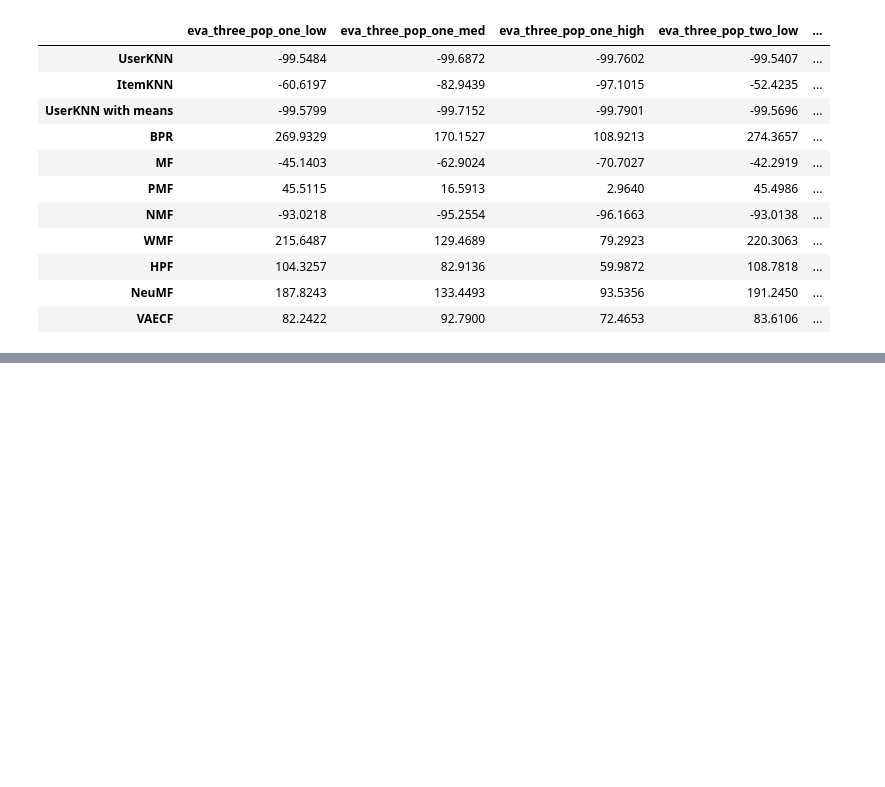
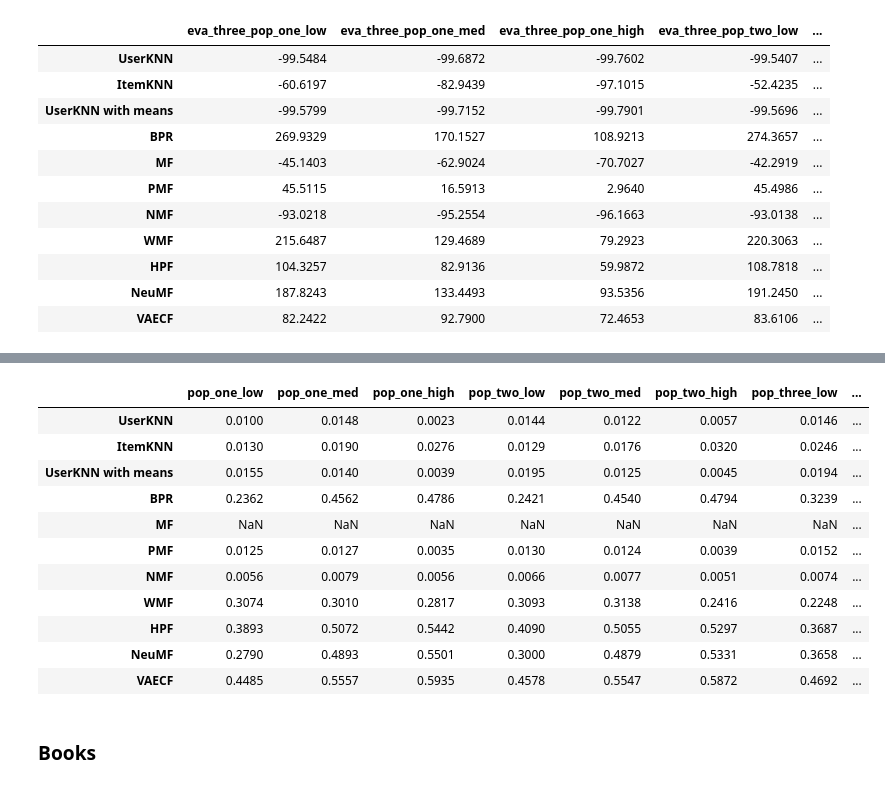
Before and after one commit to SavvinaDaniil/UnfairnessOfPopularityBias, a Jupyter notebook: 6. Analyze additional results.ipynb, the cells around one changed output, grey strips where cells are left out. Drawn from its saved outputs; the diff is of its cells as text; code cells hidden in the pictures; blank space fills up the shorter version.

```diff
--- a/6. Analyze additional results.ipynb
+++ b/6. Analyze additional results.ipynb
@@ -424,0 +490,15 @@ with open("latex_tables/movies_GAPs_eva3.tex", "w") as tf:
+# %%
+music_NDCGs_eva3
+# %% [output]
+|  | pop_one_low | pop_one_med | pop_one_high | pop_two_low | pop_two_med | pop_two_high | pop_three_low | ... |
+| UserKNN | 0.0100 | 0.0148 | 0.0023 | 0.0144 | 0.0122 | 0.0057 | 0.0146 | ... |
+| ItemKNN | 0.0130 | 0.0190 | 0.0276 | 0.0129 | 0.0176 | 0.0320 | 0.0246 | ... |
+| UserKNN with means | 0.0155 | 0.0140 | 0.0039 | 0.0195 | 0.0125 | 0.0045 | 0.0194 | ... |
+| BPR | 0.2362 | 0.4562 | 0.4786 | 0.2421 | 0.4540 | 0.4794 | 0.3239 | ... |
+| MF | NaN | NaN | NaN | NaN | NaN | NaN | NaN | ... |
+| PMF | 0.0125 | 0.0127 | 0.0035 | 0.0130 | 0.0124 | 0.0039 | 0.0152 | ... |
+| NMF | 0.0056 | 0.0079 | 0.0056 | 0.0066 | 0.0077 | 0.0051 | 0.0074 | ... |
+| WMF | 0.3074 | 0.3010 | 0.2817 | 0.3093 | 0.3138 | 0.2416 | 0.2248 | ... |
+| HPF | 0.3893 | 0.5072 | 0.5442 | 0.4090 | 0.5055 | 0.5297 | 0.3687 | ... |
+| NeuMF | 0.2790 | 0.4893 | 0.5501 | 0.3000 | 0.4879 | 0.5331 | 0.3658 | ... |
+| VAECF | 0.4485 | 0.5557 | 0.5935 | 0.4578 | 0.5547 | 0.5872 | 0.4692 | ... |
@@ -424,0 +512,2 @@ with open("latex_tables/movies_GAPs_eva3.tex", "w") as tf:
+# %% [markdown]
+### Books
```
Also changed, not shown: parts of 10 cells of this notebook, 7 other files.
